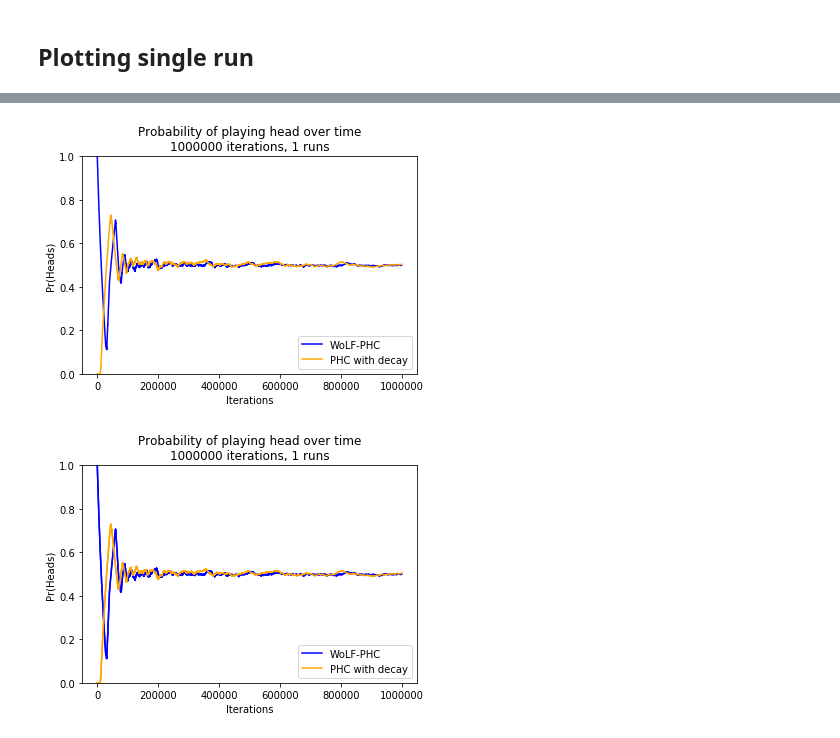
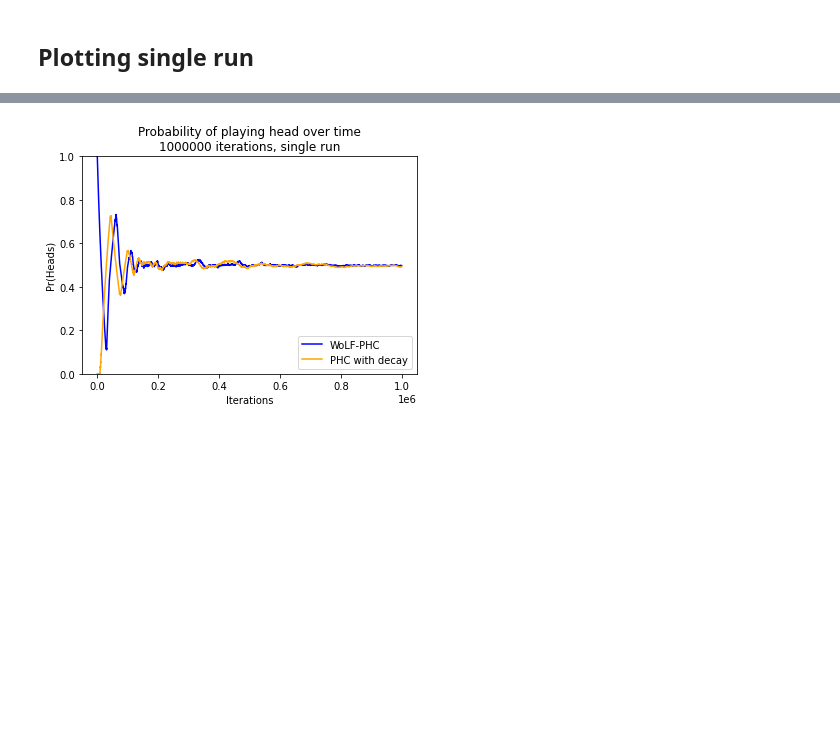
Before and after one commit to wulfdewolf/CGTproject, a Jupyter notebook: code/matching_pennies_game.ipynb, the cells around one changed output, grey strips where cells are left out. Drawn from its saved outputs; the diff is of its cells as text; code cells hidden in the pictures; blank space fills up the shorter version.

Commit message:
All plots from matching pennies

```diff
--- a/code/matching_pennies_game.ipynb
+++ b/code/matching_pennies_game.ipynb
@@ -855,85 +948,41 @@ plt.show()
 # %%
-# get the results phc/wolf
+# get the results
 results = [["WoLF-PHC", get_var_from_file("matching_pennies/wolf_PHC_result1")],
            ["PHC with decay", get_var_from_file("matching_pennies/wolf_PHC_result2")]]
 
 colors = ["blue",
          "orange"]
 
-error_colors = ["orange",
-                "blue"]
-
 
 # --------------------------------------------------------------------------
 color_idx = 0
 for result in results:
     # average results over trials
-    result_data = result[1]
-    result_data = [np.array(x) for x in result_data]
-    average_result_data_over_all_trials = [np.mean(x) for x in zip(*result_data)]
+    result_data = result[1][0]
 
-    #determine iterations and averaging amount (trials)
-    iterations = len(average_result_data_over_all_trials)
-    averaging_amount = len(result_data)
+    #determine iterations
+    iterations = len(result_data)
 
     # plot
     x = np.arange(0, iterations, 1)
-    y = average_result_data_over_all_trials
+    y = result_data
     plt.plot(x, y,
              "-",
              label=result[0],
              color=colors[color_idx])
 
     color_idx += 1
 
 
 plt.legend(loc="lower right")
 
 plt.ylim(0, 1)
 
 plt.xlabel('Iterations')
 plt.ylabel('Pr(Heads)')
-plt.title('Probability of playing head over time\n' + str(iterations) + " iterations, " + str(averaging_amount) + " runs")
+plt.title('Probability of playing head over time\n' + str(iterations) + " iterations, single run")
 
-plt.savefig("graphs/matching_pennies/matching_pennies_wolfphc.png", dpi=300, bbox_inches='tight')
+plt.savefig("graphs/matching_pennies/matching_pennies_single_different_agents.png", dpi=300, bbox_inches='tight')
 plt.show()
-
-# --------------------------------------------------------------------------
-color_idx = 0
-for result in results:
-    # average results over trials
-    result_data = result[1]
-    result_data = [np.array(x) for x in result_data]
-    average_result_data_over_all_trials = [np.mean(x) for x in zip(*result_data)]
-
-    #determine iterations and averaging amount (trials)
-    iterations = len(average_result_data_over_all_trials)
-    averaging_amount = len(result_data)
-
-    # plot
-    x = np.arange(0, iterations, 1)
-    y = average_result_data_over_all_trials
-    plt.plot(x, y,
-             "-",
-             label=result[0],
-             color=colors[color_idx])
-
-    error = [sstats.sem(k) for k in zip(*result_data)]
-    plt.errorbar(x, y, yerr=error, errorevery=50000, color=colors[color_idx], alpha=1, ecolor=error_colors[color_idx], capsize=3, )
-
-    color_idx += 1
-
-
-plt.legend(loc="lower right")
-
-plt.ylim(0, 1)
-
-plt.xlabel('Iterations')
-plt.ylabel('Pr(Heads)')
-plt.title('Probability of playing head over time\n' + str(iterations) + " iterations, " + str(averaging_amount) + " runs")
-
-plt.savefig("graphs/matching_pennies/matching_pennies_with_error_wolfphc.png", dpi=300, bbox_inches='tight')
-plt.show()
 # %% [output]
-[figure, old version]
+[figure, new version]
-[figure, removed]
```
Also changed, not shown: parts of 8 cells of this notebook, 9 other files.
